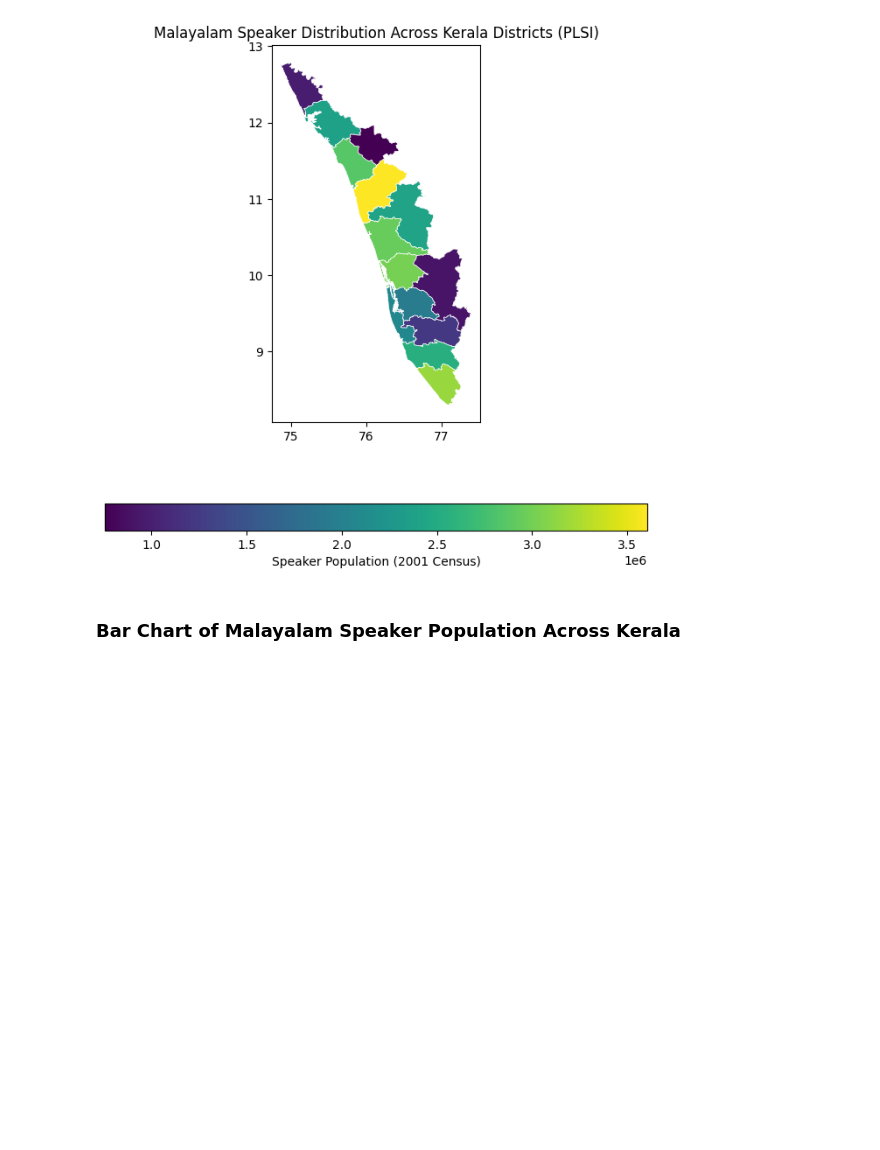
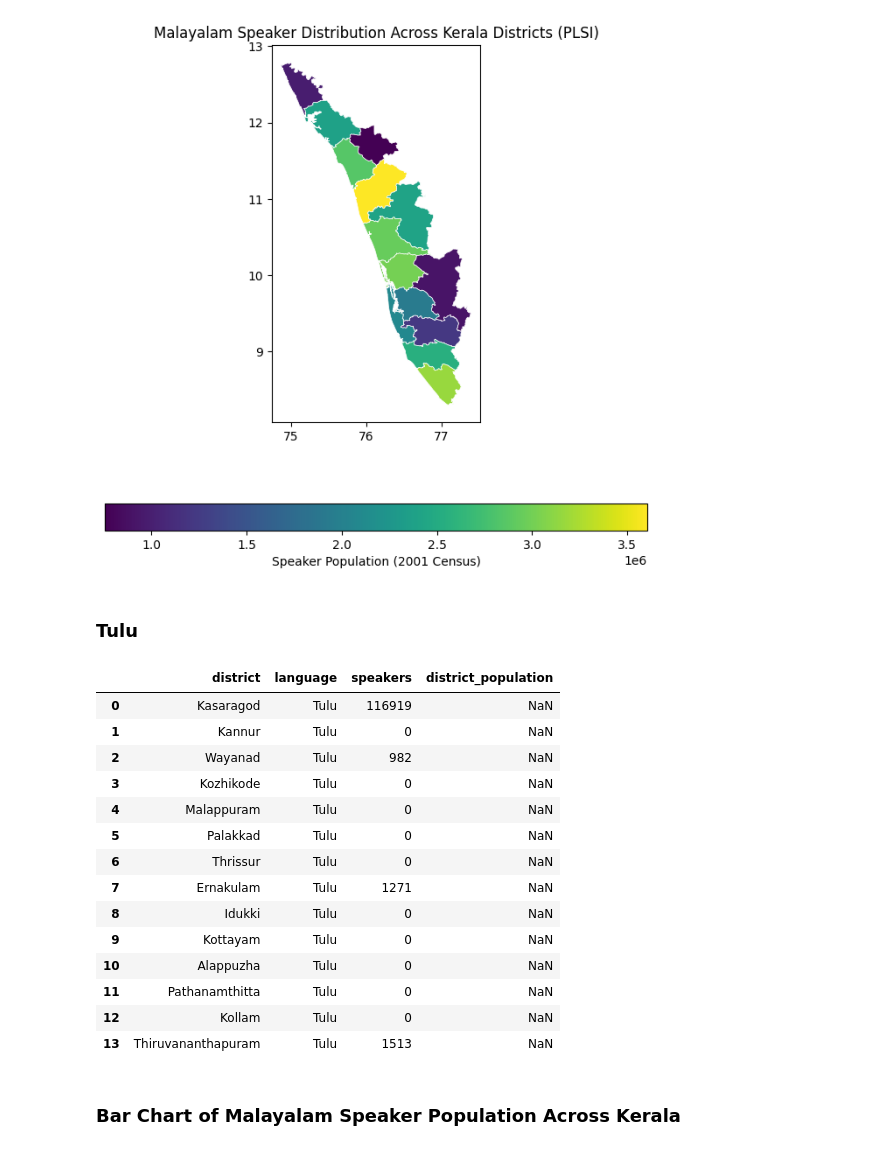
Before and after one commit to squishridyvi/Geographical-Distribution-Mapping-of-Dravidian-Languages-, a Jupyter notebook: Geographical Distribution of Dravidian Languages.ipynb, the cells around one changed output. Drawn from its saved outputs; the diff is of its cells as text; code cells hidden in the pictures; blank space fills up the shorter version.

Commit message:
added Tulu distribution table

```diff
--- a/Geographical Distribution of Dravidian Languages.ipynb
+++ b/Geographical Distribution of Dravidian Languages.ipynb
@@ -1305,6 +1305,27 @@ ax.set_title(
 );
 # %% [output]
 [figure]
+# %% [markdown]
+### Tulu
+# %%
+tulu_dist_kerala_plsi_df = pd.read_csv("tulu_perc_district_mapping.csv")
+tulu_dist_kerala_plsi_df
+# %% [output]
+|  | district | language | speakers | district_population |
+| 0 | Kasaragod | Tulu | 116919 | NaN |
+| 1 | Kannur | Tulu | 0 | NaN |
+| 2 | Wayanad | Tulu | 982 | NaN |
+| 3 | Kozhikode | Tulu | 0 | NaN |
+| 4 | Malappuram | Tulu | 0 | NaN |
+| 5 | Palakkad | Tulu | 0 | NaN |
+| 6 | Thrissur | Tulu | 0 | NaN |
+| 7 | Ernakulam | Tulu | 1271 | NaN |
+| 8 | Idukki | Tulu | 0 | NaN |
+| 9 | Kottayam | Tulu | 0 | NaN |
+| 10 | Alappuzha | Tulu | 0 | NaN |
+| 11 | Pathanamthitta | Tulu | 0 | NaN |
+| 12 | Kollam | Tulu | 0 | NaN |
+| 13 | Thiruvananthapuram | Tulu | 1513 | NaN |
 # %% [markdown]
 ### Bar Chart of Malayalam Speaker Population Across Kerala
 # %%
```
Also changed, not shown: parts of 3 cells of this notebook.
